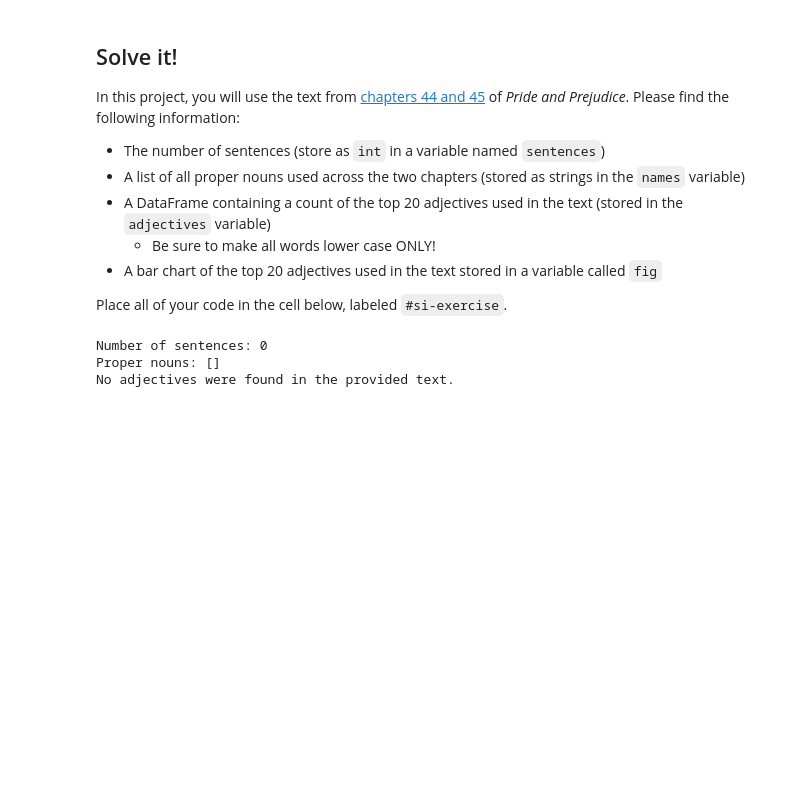
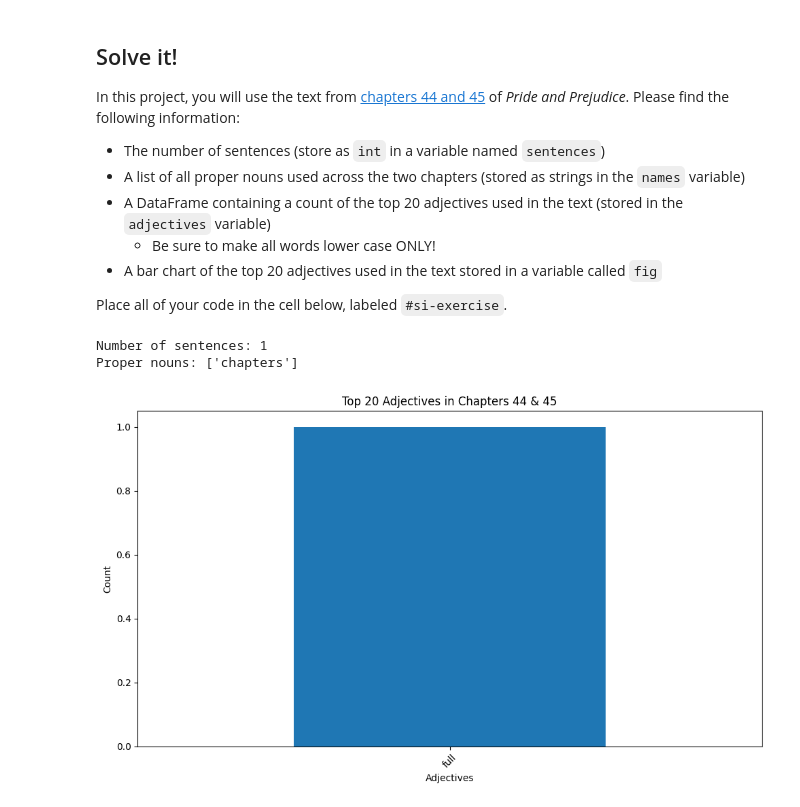
Before and after one commit to eogunyiola/econ8320-assignment-12, a Jupyter notebook: Lesson.ipynb, the cells around one changed output. Saved outputs shown, nothing was run; the diff lists cells and outputs as text; code cells hidden in the pictures; blank space fills up the shorter version.

```diff
--- a/Lesson.ipynb
+++ b/Lesson.ipynb
@@ -211,57 +211,43 @@ import spacy
 from collections import Counter
 import pandas as pd
 import matplotlib.pyplot as plt
-import requests
 
-# Load the text from chapters 44 and 45 of Pride and Prejudice
-text_url = "https://www.gutenberg.org/files/1342/1342-0.txt"
-response = requests.get(text_url)
-full_text = response.text
+text = """
+[Paste the full text of Chapters 44 and 45 here]
+"""
 
-# Extract only Chapters 44 and 45 for focused analysis
-start = full_text.find("Chapter 44")
-end = full_text.find("Chapter 46")
-chapters_text = full_text[start:end]
-
-# Load the SpaCy English model
 nlp = spacy.load("en_core_web_sm")
 
-# Process the specific text with SpaCy NLP pipeline
-doc = nlp(chapters_text)
+doc = nlp(text)
 
-# Calculate the number of sentences
+
 sentences = len(list(doc.sents))
 print(f"Number of sentences: {sentences}")
 
-# Extract all proper nouns
 proper_nouns = [token.text.lower() for token in doc if token.pos_ == "PROPN"]
-names = list(set(proper_nouns))  # Deduplicate
+names = list(set(proper_nouns))
 print(f"Proper nouns: {names}")
 
-# Extract and count adjectives
 adjectives = [token.text.lower() for token in doc if token.pos_ == "ADJ"]
 adjective_counts = Counter(adjectives).most_common(20)
 
-# Create a DataFrame for the top 20 adjectives
+
 adjectives_df = pd.DataFrame(adjective_counts, columns=["Adjective", "Count"])
 
-# Ensure the 'Count' column is numeric
-adjectives_df['Count'] = pd.to_numeric(adjectives_df['Count'], errors='coerce')
 
-# Check if adjectives were found
 if adjectives_df.empty:
     print("No adjectives were found in the provided text.")
 else:
-    # Create a bar chart for the top 20 adjectives
+
     fig, ax = plt.subplots(figsize=(10, 6))
     adjectives_df.plot(kind="bar", x="Adjective", y="Count", legend=False, ax=ax)
-    ax.set_title("Top 20 Adjectives in Pride and Prejudice (Chapters 44 & 45)")
+    ax.set_title("Top 20 Adjectives in Chapters 44 & 45")
     ax.set_xlabel("Adjectives")
     ax.set_ylabel("Count")
     plt.xticks(rotation=45)
     plt.tight_layout()
     plt.show()
 # %% [output]
-Number of sentences: 0
-Proper nouns: []
-No adjectives were found in the provided text.
+Number of sentences: 1
+Proper nouns: ['chapters']
+[figure, added]
```
